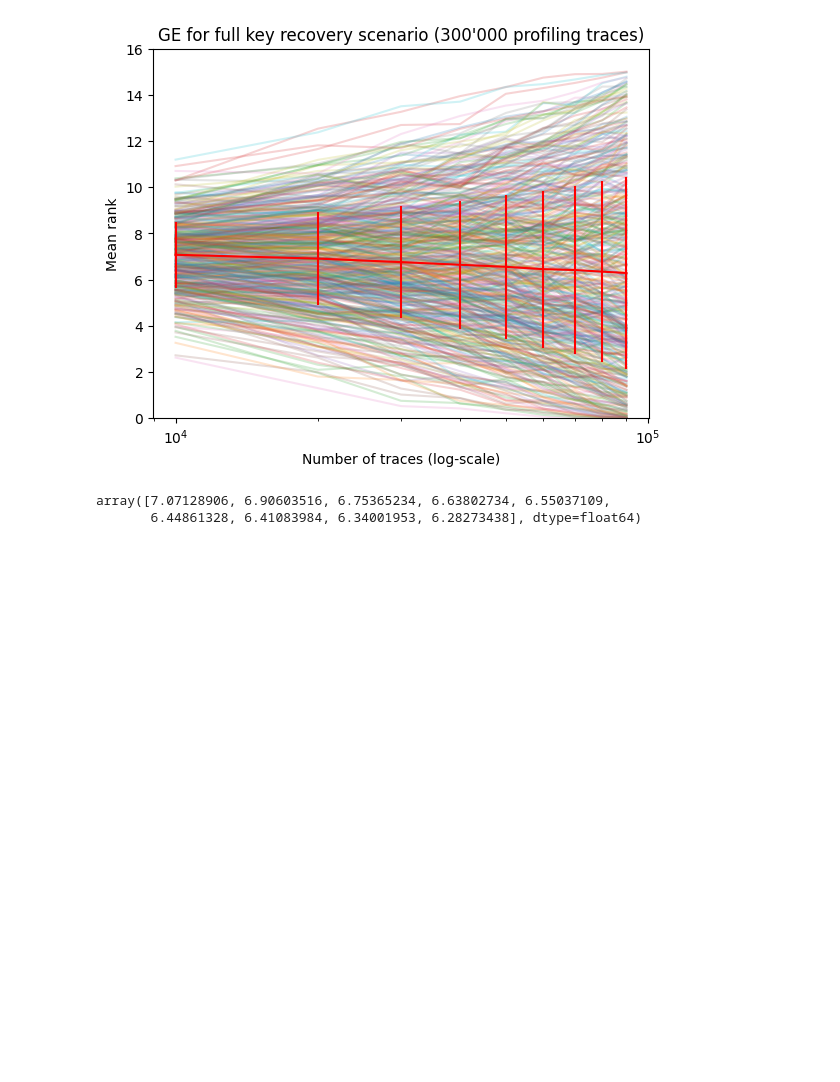
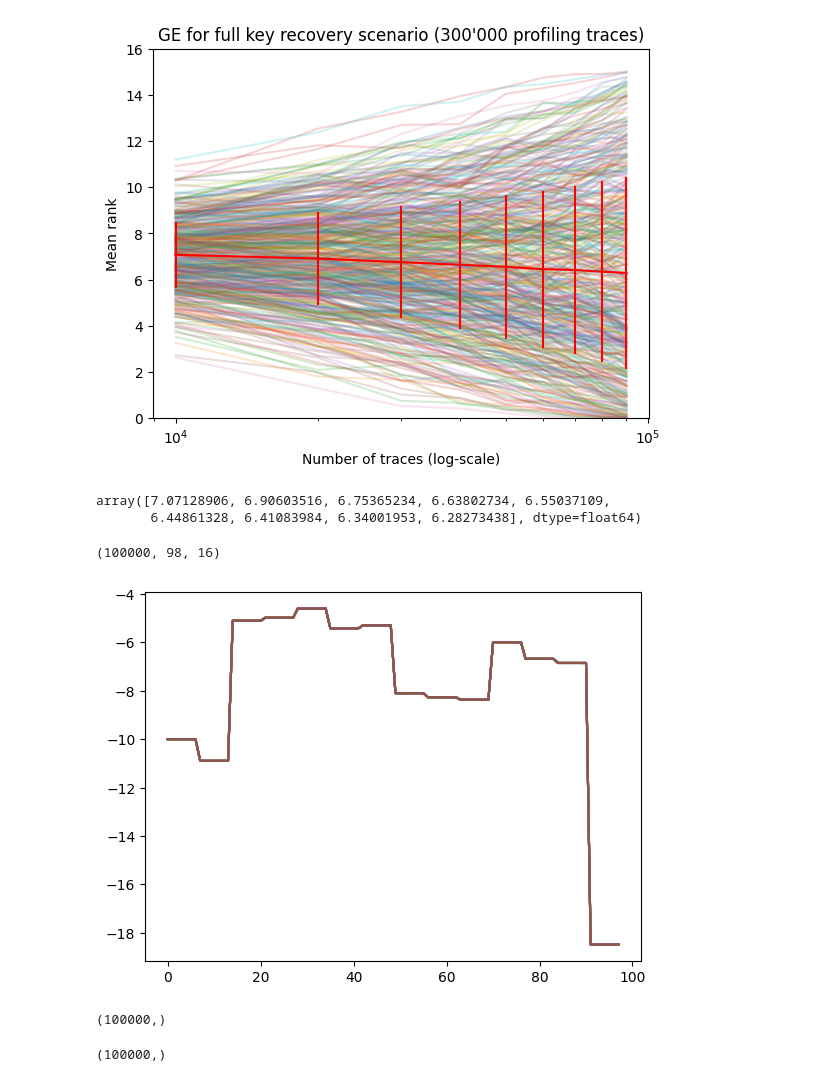
Before and after one commit to Pace222/Elisabeth-b4-SCA, a Jupyter notebook: protected_side_channel_attack/deep_learning_evaluation.ipynb, the cells around one changed output. Drawn from its saved outputs; the diff is of its cells as text; code cells hidden in the pictures; blank space fills up the shorter version.

Commit message:
Different way of keeping only the best round

```diff
--- a/protected_side_channel_attack/deep_learning_evaluation.ipynb
+++ b/protected_side_channel_attack/deep_learning_evaluation.ipynb
@@ -144,5 +163,5 @@ round_perm_probas = y_predicted[0]
 copy_perm_probas = y_predicted[1][:, np.newaxis, :]
 masks_probas = np.stack(y_predicted[2:], axis=1)[:, np.newaxis, ...]
 
-per_trace = classifications_per_trace(seeds_extraction, np.zeros((seeds_extraction.shape[0], 98)), np.zeros((seeds_extraction.shape[0], 98, 256)), round_perm_probas, copy_perm_probas, masks_probas, masks_rws_keep_only=np.empty((98, 0)), parallel=True)
+per_trace = classifications_per_trace("per_trace_300000.pic", seeds_extraction, np.zeros((seeds_extraction.shape[0], 98)), np.zeros((seeds_extraction.shape[0], 98, 256)), round_perm_probas, copy_perm_probas, masks_probas, masks_rws_keep_only=np.empty((98, 0)), parallel=False)
 recovered_key = reconstruct_key(per_trace)
@@ -185,3 +208,31 @@ np.mean(mean_ranks, axis=0)[1:]
 # %% [output]
 array([7.07128906, 6.90603516, 6.75365234, 6.63802734, 6.55037109,
        6.44861328, 6.41083984, 6.34001953, 6.28273438], dtype=float64)
+# %%
+with open("per_trace_300000.pic", "rb") as r:
+    per_trace = pic.load(r)
+# %%
+_, seeds_extraction = train_test_split(seeds_total, test_size=TEST_SIZE, random_state=0)
+# %%
+from utils import chacha_random_b4
+per_trace_keyround = np.zeros((TEST_SIZE, 98, 16))
+for i, (seed, preds) in enumerate(zip(seeds_extraction, per_trace)):
+    ind, _ = chacha_random_b4(seed)
+    per_trace_keyround[i] = preds[ind[:98]]
+# %%
+per_trace_keyround.shape
+# %% [output]
+(100000, 98, 16)
+# %%
+for k in range(16):
+    plt.plot(np.mean(per_trace_keyround[:, :, k], axis=0))
+# %% [output]
+[figure, added]
+# %%
+train_test_split(round_perms_labels, test_size=TEST_SIZE, random_state=0)[1].shape
+# %% [output]
+(100000,)
+# %%
+np.argmax(y_predicted[1], axis=1).shape
+# %% [output]
+(100000,)
```
Also changed, not shown: parts of 29 cells of this notebook, 1 other file.
